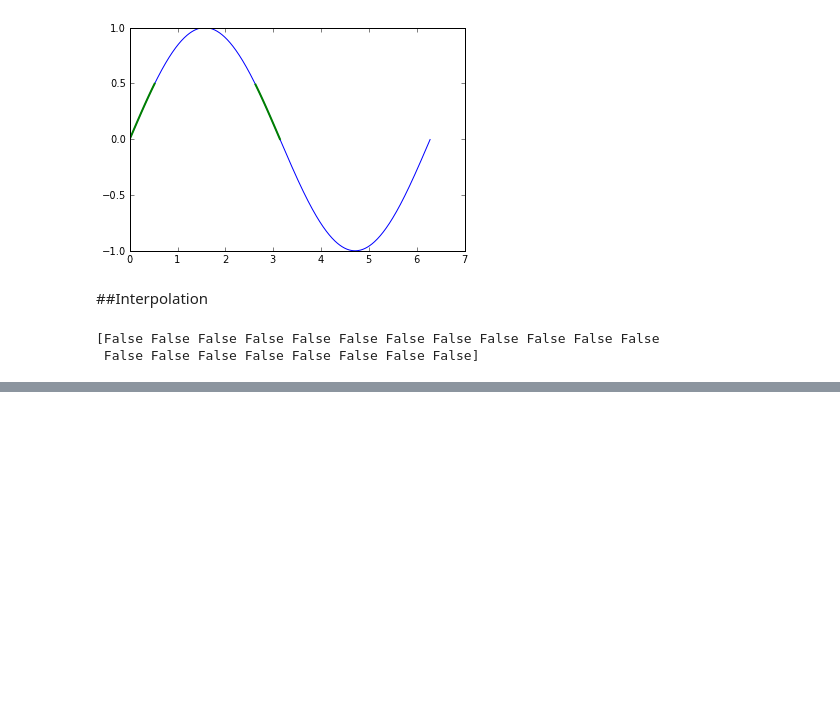
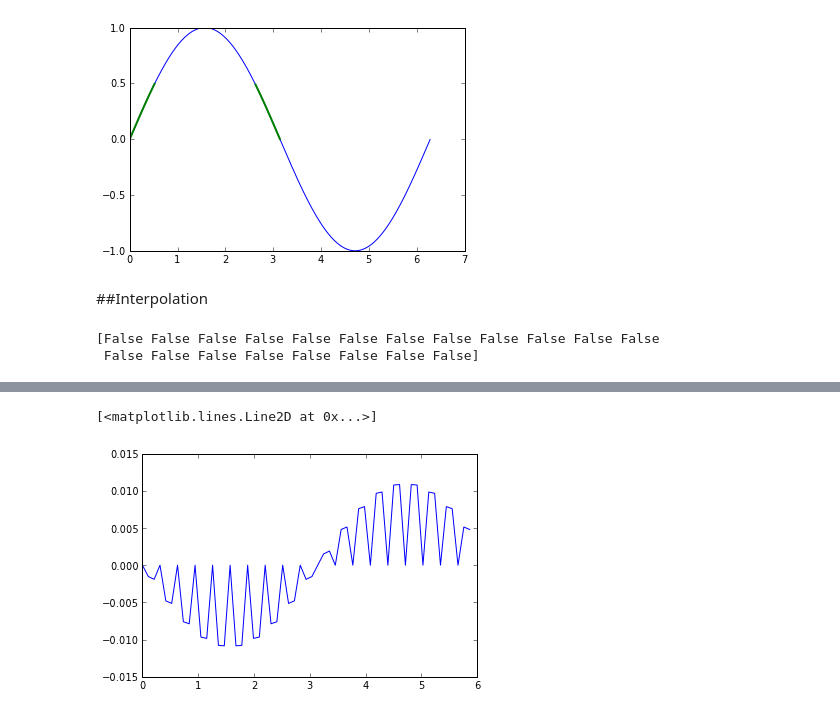
Before and after one commit to kbouch/PHYS202-S13, a Jupyter notebook: Week4/ThursdayNotes.ipynb, the cells around one changed output, grey strips where cells are left out. Cells and saved outputs as stored; diff of their text form; code cells hidden in the pictures; blank space fills up the shorter version.

```diff
--- a/Week4/ThursdayNotes.ipynb
+++ b/Week4/ThursdayNotes.ipynb
@@ -135,0 +160,5 @@ NameError: name 'Scipy' is not defined
+# %%
+plot(theta_new,sin_new - np.sin(theta_new),'b-')
+# %% [output]
+[<matplotlib.lines.Line2D at 0x...>]
+[figure, added]
```
Also changed, not shown: parts of 9 cells of this notebook.
